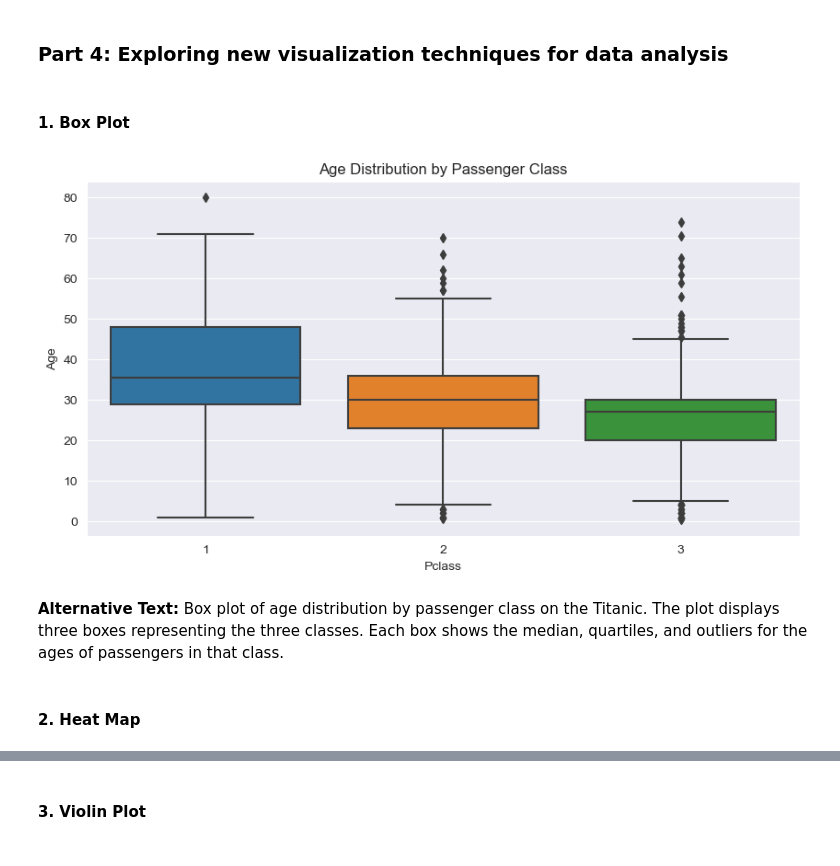
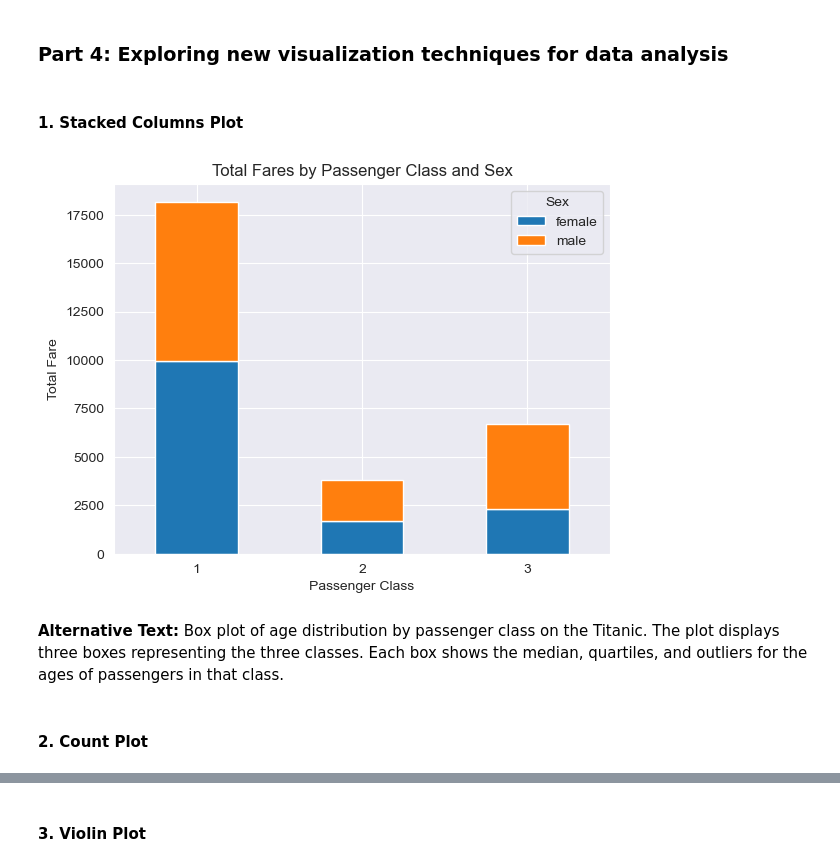
Before and after one commit to NilsDunlop/DIT863-Assignments, a Jupyter notebook: Assignment 1/Assignment1.ipynb, the cells around one changed output, grey strips where cells are left out. Saved outputs shown, nothing was run; the diff lists cells and outputs as text; code cells hidden in the pictures.

```diff
--- a/Assignment 1/Assignment1.ipynb
+++ b/Assignment 1/Assignment1.ipynb
@@ -400,15 +400,28 @@ plt.show()
 # %% [markdown]
 ### Part 4: Exploring new visualization techniques for data analysis
 # %% [markdown]
-#### 1. Box Plot
+#### 1. Stacked Columns Plot
-# %%
-plt.figure(figsize=(10, 5))
-sns.boxplot(x='Pclass', y='Age', data=titanic_df)
-plt.title('Age Distribution by Passenger Class')
-plt.show()
-# %% [output]
-[figure, removed]
+# %%
+# Group the data by Pclass and Sex, and calculate the total sum of fares for each group
+grouped_data = titanic_df.groupby(['Pclass', 'Sex'])['Fare'].sum().reset_index()
+
+# Pivot the data to create a table with Pclass as the index, Sex as the columns, and Fare as the values
+pivot_table = grouped_data.pivot(index='Pclass', columns='Sex', values='Fare')
+
+# Create a stacked column chart
+pivot_table.plot(kind='bar', stacked=True)
+
+# Set the title and axis labels
+plt.title('Total Fares by Passenger Class and Sex')
+plt.xlabel('Passenger Class')
+plt.ylabel('Total Fare')
+plt.xticks(rotation=0)
+
+# Show the chart
+plt.show()
+# %% [output]
+[figure, added]
 # %% [markdown]
 **Alternative Text:** Box plot of age distribution by passenger class on the Titanic. The plot displays three boxes representing the three classes. Each box shows the median, quartiles, and outliers for the ages of passengers in that class.
 # %% [markdown]
-#### 2. Heat Map
+#### 2. Count Plot
```
Also changed, not shown: parts of 9 cells of this notebook.
